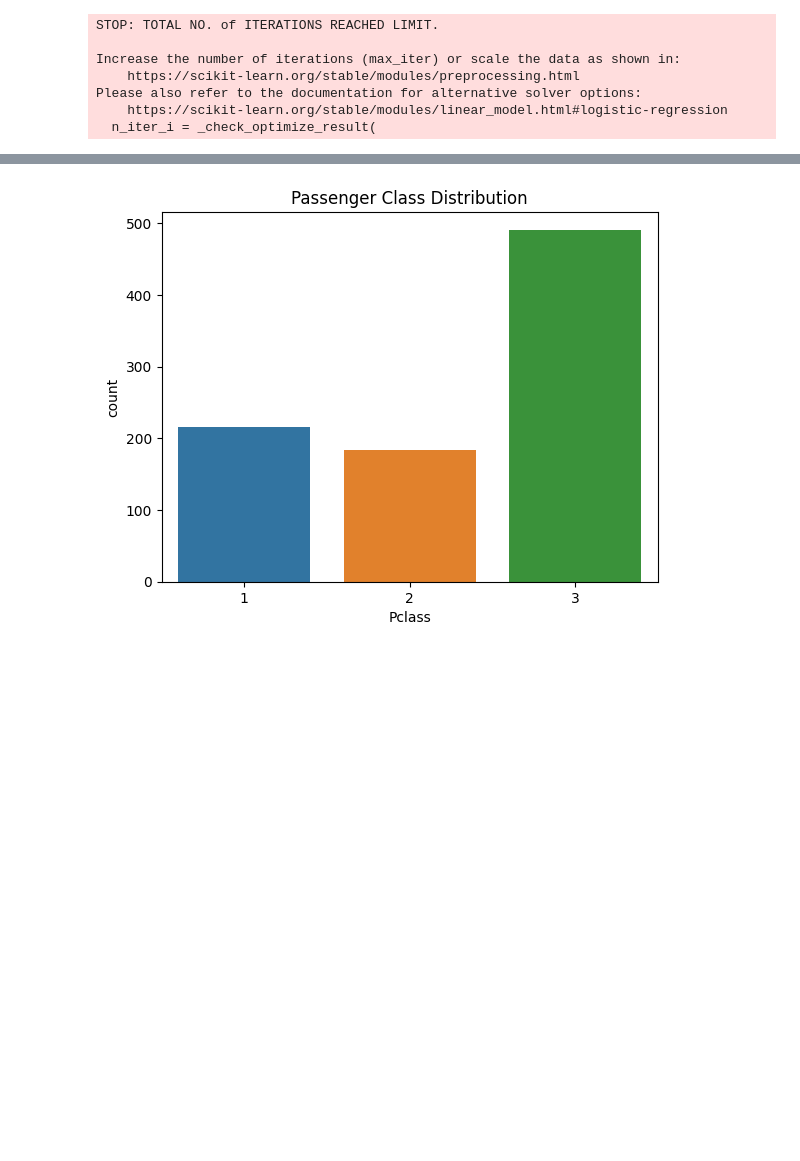
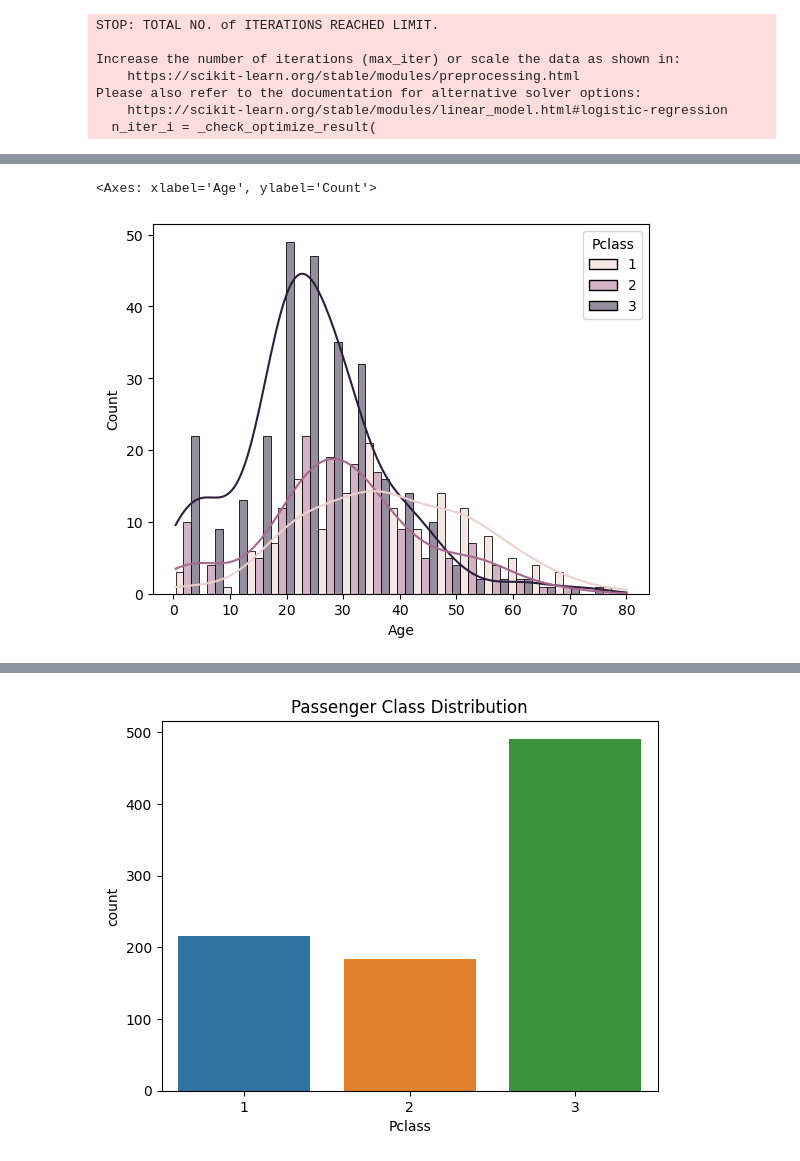
Before and after one commit to mklasby/ensf-444, a Jupyter notebook: lab-5/Lab-5-SVC-Trees-and-scaling-solutions.ipynb, the cells around one changed output, grey strips where cells are left out. Cells and saved outputs as stored; diff of their text form; code cells hidden in the pictures; blank space fills up the shorter version.

```diff
--- a/lab-5/Lab-5-SVC-Trees-and-scaling-solutions.ipynb
+++ b/lab-5/Lab-5-SVC-Trees-and-scaling-solutions.ipynb
@@ -430,0 +470,8 @@ for name, model in model.items():
+# %%
+# Let's also reload the original data and use the same train/test split
+df = pd.read_csv(_DATA_PATH/"train.csv", index_col="PassengerId")
+train_df = df.iloc[train_indices]
+test_df = df.iloc[test_indices]
+
+# Now we have train_df and test_df that you will be using.
+# We will demo transformations with space_df
@@ -430,0 +515,7 @@ for name, model in model.items():
+# %%
+# Plot histogram (sns.histplot) of Age with hue set to Pclass, kde=True, and multiple='dodge'
+sns.histplot(train_df, x="Age", kde=True, hue='Pclass', multiple='dodge')
+# What can we conclude? Can we fill the ages in a more sensible manner?
+# %% [output]
+<Axes: xlabel='Age', ylabel='Count'>
+[figure, added]
```
Also changed, not shown: parts of 50 cells of this notebook.
